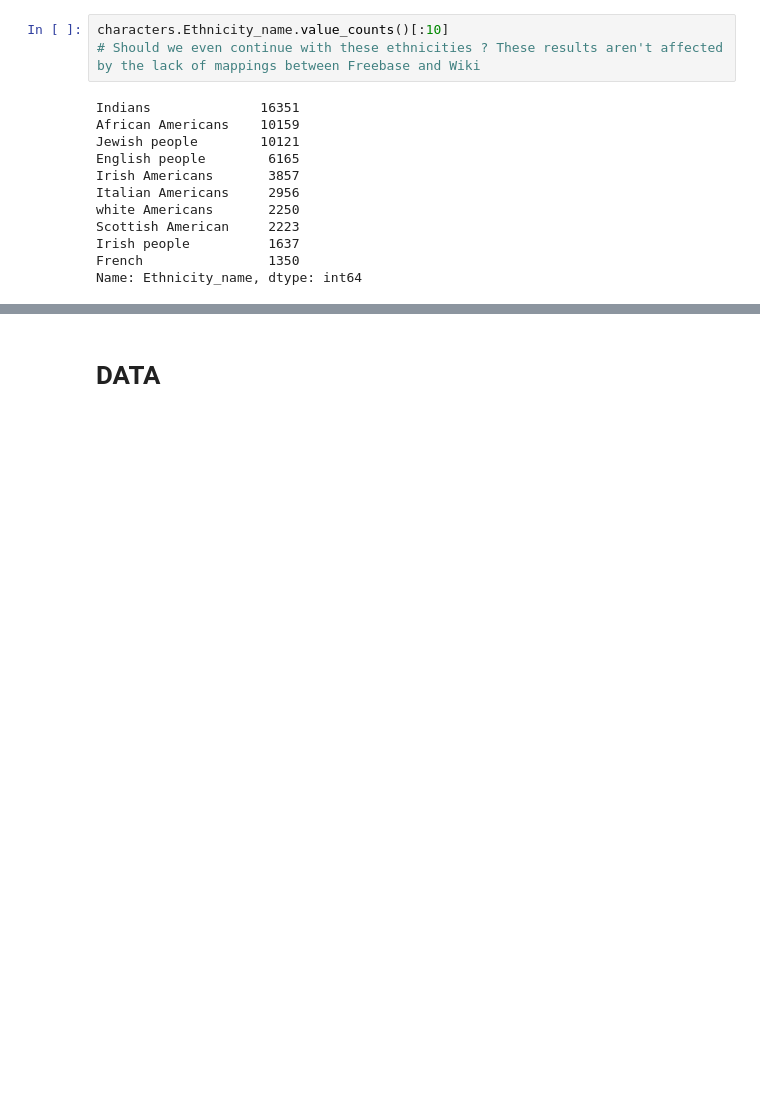
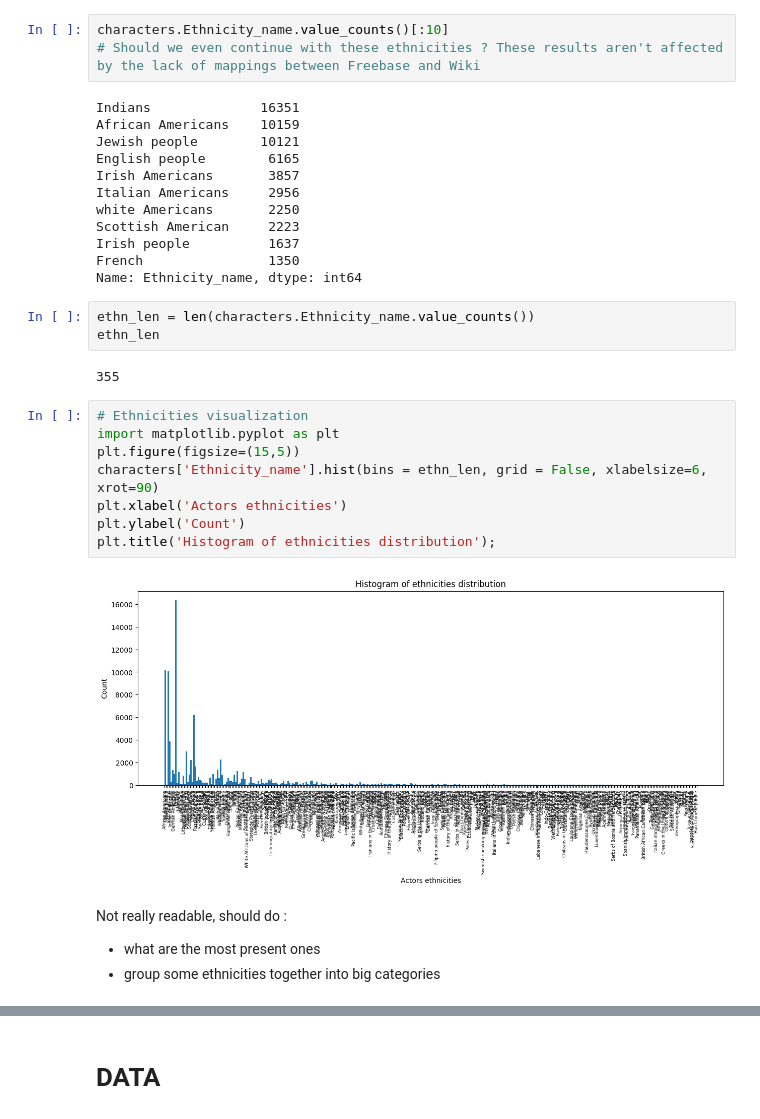
Before and after one commit to salome-baup/ada-2022-project-adaccord, a Jupyter notebook: EDA.ipynb, the cells around one changed output, grey strips where cells are left out. Drawn from its saved outputs; the diff is of its cells as text; blank space fills up the shorter version.

Commit message:
continued on ethnicities and actors

```diff
--- a/EDA.ipynb
+++ b/EDA.ipynb
@@ -339,3 +337,22 @@ Scottish American     2223
 Irish people          1637
 French                1350
 Name: Ethnicity_name, dtype: int64
+# %%
+ethn_len = len(characters.Ethnicity_name.value_counts())
+ethn_len
+# %% [output]
+355
+# %%
+# Ethnicities visualization
+import matplotlib.pyplot as plt
+plt.figure(figsize=(15,5))
+characters['Ethnicity_name'].hist(bins = ethn_len, grid = False, xlabelsize=6, xrot=90)
+plt.xlabel('Actors ethnicities')
+plt.ylabel('Count')
+plt.title('Histogram of ethnicities distribution');
+# %% [output]
+[figure, added]
+# %% [markdown]
+Not really readable, should do :
+- what are the most present ones
+- group some ethnicities together into big categories
```
Also changed, not shown: parts of 10 cells of this notebook.
